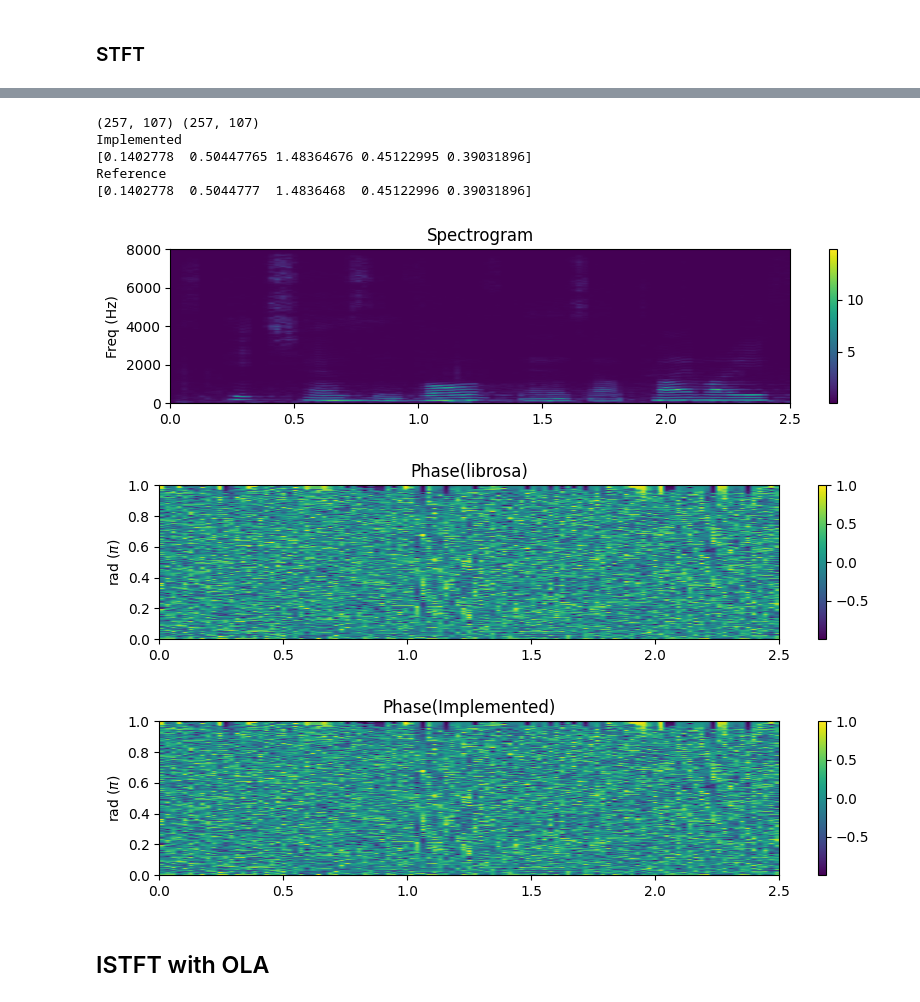
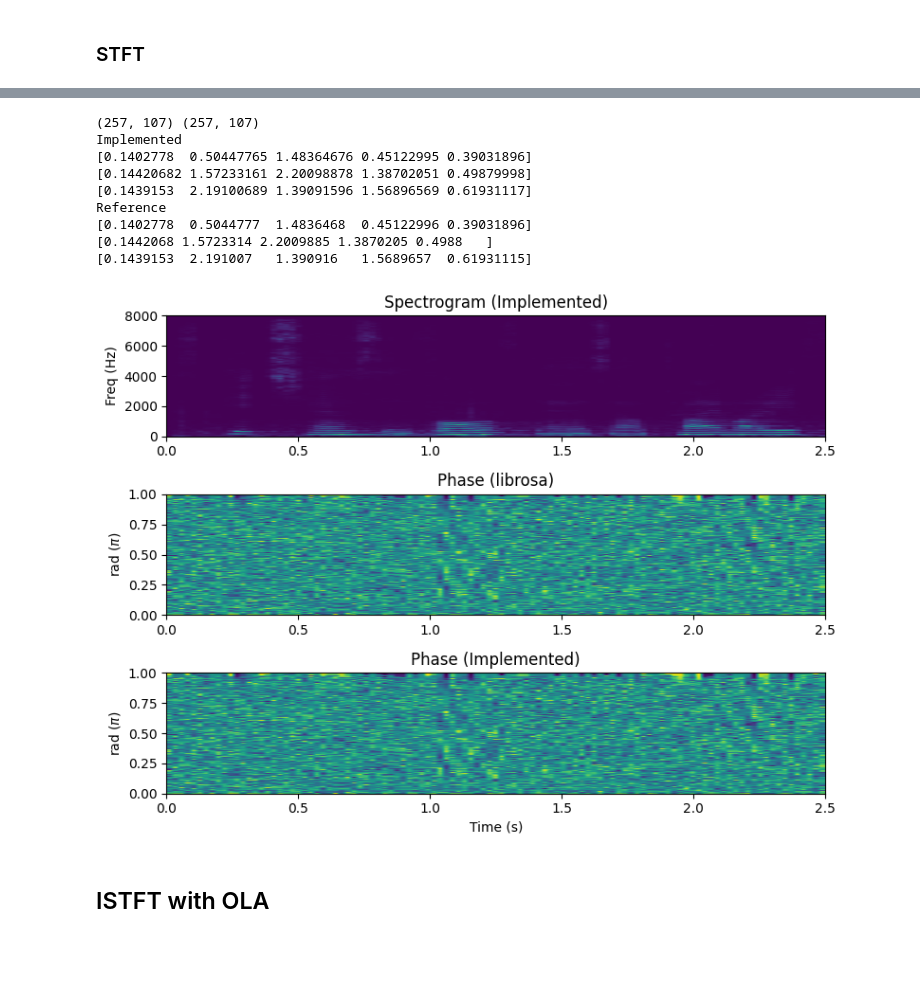
Before and after one commit to woongzip1/SSP, a Jupyter notebook: HW3/demo_stft_ola.ipynb, the cells around one changed output, grey strips where cells are left out. Saved outputs shown, nothing was run; the diff lists cells and outputs as text; code cells hidden in the pictures; blank space fills up the shorter version.

```diff
--- a/HW3/demo_stft_ola.ipynb
+++ b/HW3/demo_stft_ola.ipynb
@@ -64,49 +64,57 @@ phase2 = np.angle(spec_librosa) / np.pi
 spec, spec_librosa = np.abs(spec), np.abs(spec_librosa)
 
 print('Implemented')
-for freqaxis in range(1):
+for freqaxis in range(3):
     print(spec[freqaxis,:5])
 print('Reference')
-for freqaxis in range(1):
+for freqaxis in range(3):
     print(spec_librosa[freqaxis,:5])
 
 # Plot Spectrogram
-plt.figure(figsize=(10,2))
+plt.figure(figsize=(8,6))
+plt.subplot(3,1,1)
+# plt.figure(figsize=(8,2))
 plt.imshow(np.abs(spec), aspect='auto',
                 cmap='viridis',
                 origin='lower', extent=[0, 2.5, 0, sr//2])
-plt.colorbar()
+# plt.colorbar()
 plt.ylabel(r"Freq (Hz)")
-plt.title("Spectrogram")
-plt.show()
+plt.title("Spectrogram (Implemented)")
+# plt.show()
 
 # Plot Phase Spectra
-plt.figure(figsize=(10,2))
+plt.subplot(3,1,2)
+# plt.figure(figsize=(8,2))
 plt.imshow(phase1, aspect='auto',
                 cmap='viridis',
                 origin='lower', extent=[0, 2.5, 0, 1])
-plt.colorbar()
+# plt.colorbar()
 plt.ylabel(r"rad ($\pi$)")
-plt.title("Phase(librosa)")
-plt.show()
+plt.title("Phase (librosa)")
+# plt.show()
 
-plt.figure(figsize=(10,2))
+plt.subplot(3,1,3)
+# plt.figure(figsize=(8,2))
 plt.imshow(phase2, aspect='auto',
                 cmap='viridis',
                 origin='lower', extent=[0, 2.5, 0, 1])
-plt.colorbar()
+# plt.colorbar()
 plt.ylabel(r"rad ($\pi$)")
-plt.title("Phase(Implemented)")
+plt.title("Phase (Implemented)")
+plt.xlabel("Time (s)")
+plt.tight_layout()
 plt.show()
 # %% [output]
 (257, 107) (257, 107)
 Implemented
 [0.1402778  0.50447765 1.48364676 0.45122995 0.39031896]
+[0.14420682 1.57233161 2.20098878 1.38702051 0.49879998]
+[0.1439153  2.19100689 1.39091596 1.56896569 0.61931117]
 Reference
 [0.1402778  0.5044777  1.4836468  0.45122996 0.39031896]
+[0.1442068 1.5723314 2.2009885 1.3870205 0.4988   ]
+[0.1439153  2.191007   1.390916   1.5689657  0.61931115]
-[figure, old version]
+[figure, new version]
-[figure, removed]
-[figure, removed]
 # %% [markdown]
 ## ISTFT with OLA
 # %%
```
Also changed, not shown: parts of 3 cells of this notebook, 8 other files.
